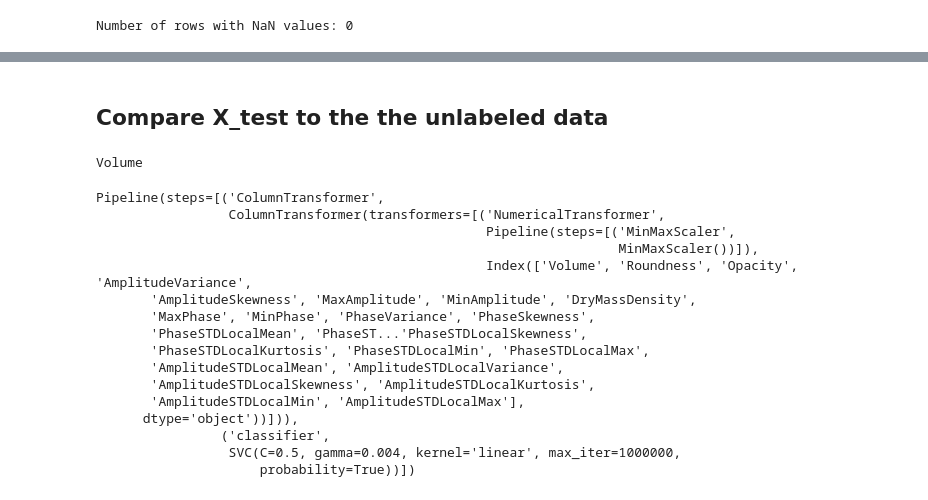
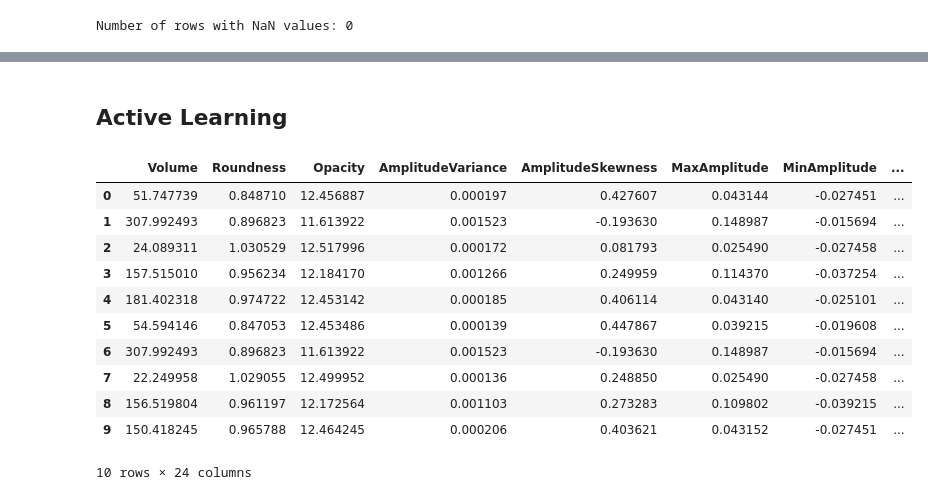
Before and after one commit to RaiBP/cell-estimator, a Jupyter notebook: notebooks/classification_with_labels.ipynb, the cells around one changed output, grey strips where cells are left out. Saved outputs shown, nothing was run; the diff lists cells and outputs as text; code cells hidden in the pictures.

Commit message:
Running some tests

```diff
--- a/notebooks/classification_with_labels.ipynb
+++ b/notebooks/classification_with_labels.ipynb
@@ -695,36 +712,33 @@ b'wbc'
   Precision: 1.0
   Recall: 1.0
   F1-score: 1.0
-# %% [markdown]
-## Compare X_test to the the unlabeled data
-# %%
-import pickle
-
-# Open the .pkl file in read-binary mode
-with open("../app/backend/pipeline/classification/models/best_nb_model.pkl", "rb") as file:
-    # Load the contents of the .pkl file
-    data = pickle.load(file)
-
-# View the loaded contents
-print(data[0])
-# %% [output]
-Volume
-# %%
-print(loaded_nb_model)
-# %% [output]
-Pipeline(steps=[('ColumnTransformer',
-                 ColumnTransformer(transformers=[('NumericalTransformer',
-                                                  Pipeline(steps=[('MinMaxScaler',
-                                                                   MinMaxScaler())]),
-                                                  Index(['Volume', 'Roundness', 'Opacity', 'AmplitudeVariance',
-       'AmplitudeSkewness', 'MaxAmplitude', 'MinAmplitude', 'DryMassDensity',
-       'MaxPhase', 'MinPhase', 'PhaseVariance', 'PhaseSkewness',
-       'PhaseSTDLocalMean', 'PhaseST...'PhaseSTDLocalSkewness',
-       'PhaseSTDLocalKurtosis', 'PhaseSTDLocalMin', 'PhaseSTDLocalMax',
-       'AmplitudeSTDLocalMean', 'AmplitudeSTDLocalVariance',
-       'AmplitudeSTDLocalSkewness', 'AmplitudeSTDLocalKurtosis',
-       'AmplitudeSTDLocalMin', 'AmplitudeSTDLocalMax'],
-      dtype='object'))])),
-                ('classifier',
-                 SVC(C=0.5, gamma=0.004, kernel='linear', max_iter=1000000,
-                     probability=True))])
+# %% [markdown]
+## Active Learning
+# %%
+# Create new data points by using the mean and the median of cells with the same type.
+
+# Calculate the mean and median for each class
+mean_df = df_test.groupby('Labels').mean()
+median_df = df_test.groupby('Labels').median()
+
+# Concatenate mean_df and median_df vertically
+concatenated_df = pd.concat([mean_df, median_df], axis=0)
+
+# Display the concatenated dataframe
+y_con = concatenated_df.index.to_numpy()
+con = concatenated_df.reset_index().drop(['Labels'], axis=1)
+
+con.head(10)
+# %% [output]
+|  | Volume | Roundness | Opacity | AmplitudeVariance | AmplitudeSkewness | MaxAmplitude | MinAmplitude | ... |
+| 0 | 51.747739 | 0.848710 | 12.456887 | 0.000197 | 0.427607 | 0.043144 | -0.027451 | ... |
+| 1 | 307.992493 | 0.896823 | 11.613922 | 0.001523 | -0.193630 | 0.148987 | -0.015694 | ... |
+| 2 | 24.089311 | 1.030529 | 12.517996 | 0.000172 | 0.081793 | 0.025490 | -0.027458 | ... |
+| 3 | 157.515010 | 0.956234 | 12.184170 | 0.001266 | 0.249959 | 0.114370 | -0.037254 | ... |
+| 4 | 181.402318 | 0.974722 | 12.453142 | 0.000185 | 0.406114 | 0.043140 | -0.025101 | ... |
+| 5 | 54.594146 | 0.847053 | 12.453486 | 0.000139 | 0.447867 | 0.039215 | -0.019608 | ... |
+| 6 | 307.992493 | 0.896823 | 11.613922 | 0.001523 | -0.193630 | 0.148987 | -0.015694 | ... |
+| 7 | 22.249958 | 1.029055 | 12.499952 | 0.000136 | 0.248850 | 0.025490 | -0.027458 | ... |
+| 8 | 156.519804 | 0.961197 | 12.172564 | 0.001103 | 0.273283 | 0.109802 | -0.039215 | ... |
+| 9 | 150.418245 | 0.965788 | 12.464245 | 0.000206 | 0.403621 | 0.043152 | -0.027451 | ... |
+10 rows × 24 columns
```
Also changed, not shown: parts of 24 cells of this notebook, 1 other file.
